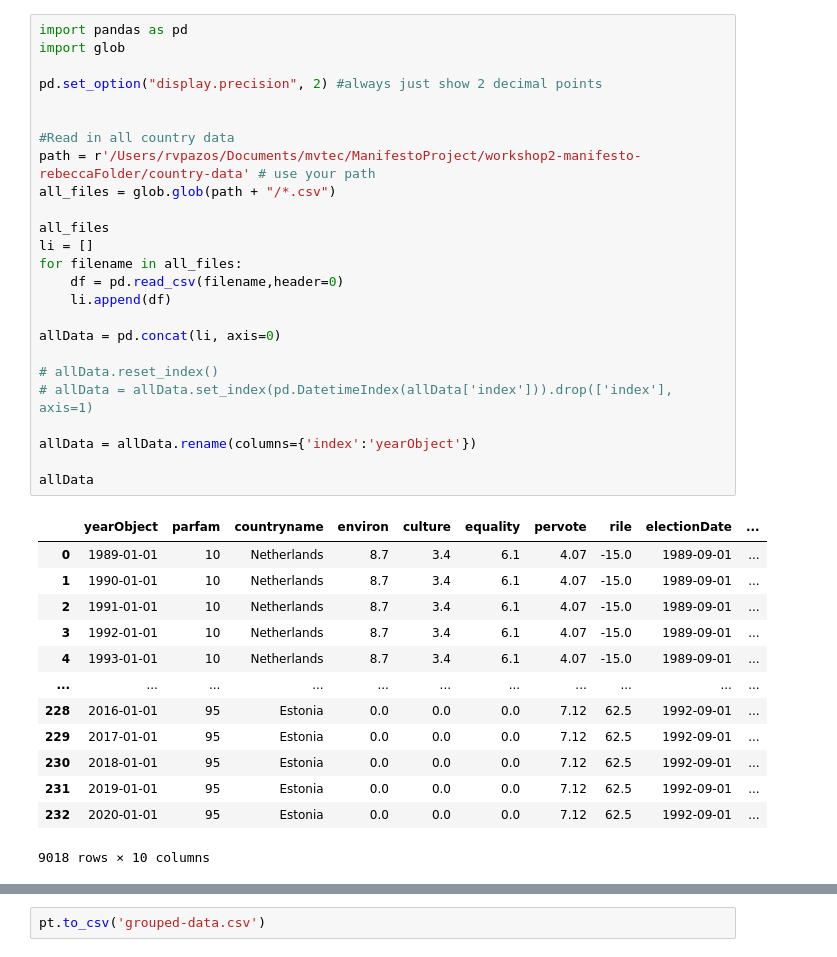
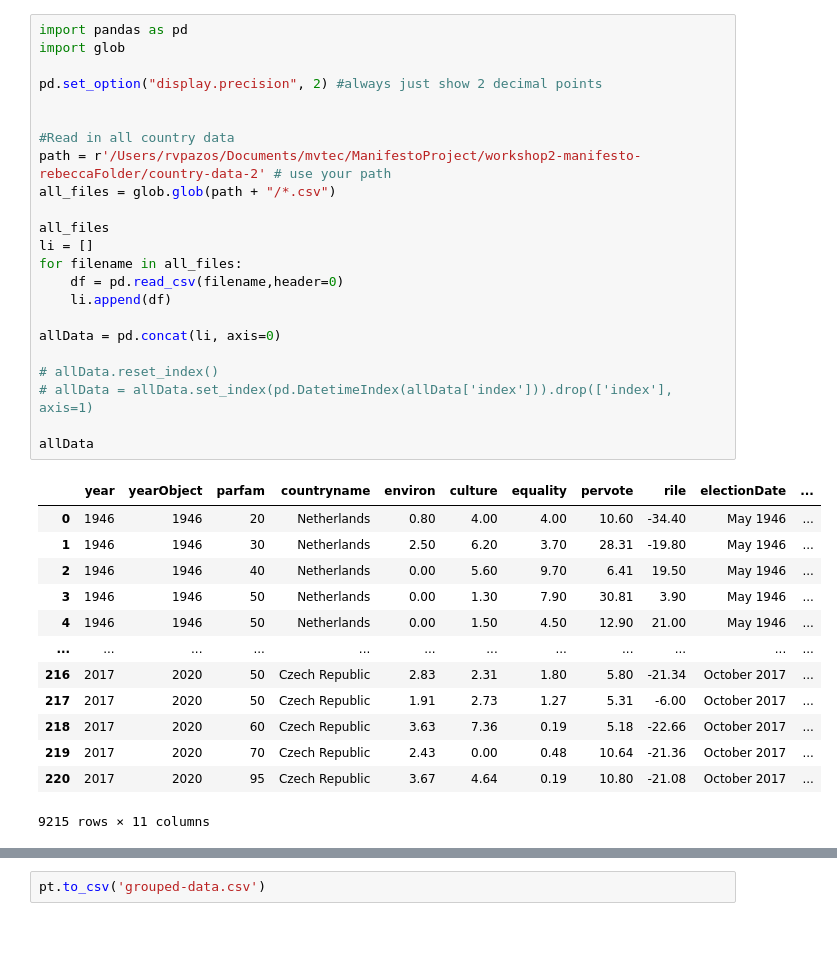
Before and after one commit to laurarago/ManifestoProject, a Jupyter notebook: workshop2-manifesto-rebeccaFolder/data-grouping.ipynb, the cells around one changed output, grey strips where cells are left out. Cells and saved outputs as stored; diff of their text form.

Commit message:
fixed data

```diff
--- a/workshop2-manifesto-rebeccaFolder/data-grouping.ipynb
+++ b/workshop2-manifesto-rebeccaFolder/data-grouping.ipynb
@@ -1,42 +1,40 @@
 # %%
 import pandas as pd
 import glob
 
 pd.set_option("display.precision", 2) #always just show 2 decimal points
 
 
 #Read in all country data
-path = r'/Users/rvpazos/Documents/mvtec/ManifestoProject/workshop2-manifesto-rebeccaFolder/country-data' # use your path
+path = r'/Users/rvpazos/Documents/mvtec/ManifestoProject/workshop2-manifesto-rebeccaFolder/country-data-2' # use your path
 all_files = glob.glob(path + "/*.csv")
 
 all_files
 li = []
 for filename in all_files:
     df = pd.read_csv(filename,header=0)
     li.append(df)
 
 allData = pd.concat(li, axis=0)
 
 # allData.reset_index()
 # allData = allData.set_index(pd.DatetimeIndex(allData['index'])).drop(['index'], axis=1)
 
-allData = allData.rename(columns={'index':'yearObject'})
-
 allData
 # %% [output]
-|  | yearObject | parfam | countryname | environ | culture | equality | pervote | rile | electionDate | ... |
-| 0 | 1989-01-01 | 10 | Netherlands | 8.7 | 3.4 | 6.1 | 4.07 | -15.0 | 1989-09-01 | ... |
-| 1 | 1990-01-01 | 10 | Netherlands | 8.7 | 3.4 | 6.1 | 4.07 | -15.0 | 1989-09-01 | ... |
-| 2 | 1991-01-01 | 10 | Netherlands | 8.7 | 3.4 | 6.1 | 4.07 | -15.0 | 1989-09-01 | ... |
-| 3 | 1992-01-01 | 10 | Netherlands | 8.7 | 3.4 | 6.1 | 4.07 | -15.0 | 1989-09-01 | ... |
-| 4 | 1993-01-01 | 10 | Netherlands | 8.7 | 3.4 | 6.1 | 4.07 | -15.0 | 1989-09-01 | ... |
-| ... | ... | ... | ... | ... | ... | ... | ... | ... | ... | ... |
-| 228 | 2016-01-01 | 95 | Estonia | 0.0 | 0.0 | 0.0 | 7.12 | 62.5 | 1992-09-01 | ... |
-| 229 | 2017-01-01 | 95 | Estonia | 0.0 | 0.0 | 0.0 | 7.12 | 62.5 | 1992-09-01 | ... |
-| 230 | 2018-01-01 | 95 | Estonia | 0.0 | 0.0 | 0.0 | 7.12 | 62.5 | 1992-09-01 | ... |
-| 231 | 2019-01-01 | 95 | Estonia | 0.0 | 0.0 | 0.0 | 7.12 | 62.5 | 1992-09-01 | ... |
-| 232 | 2020-01-01 | 95 | Estonia | 0.0 | 0.0 | 0.0 | 7.12 | 62.5 | 1992-09-01 | ... |
+|  | year | yearObject | parfam | countryname | environ | culture | equality | pervote | rile | electionDate | ... |
+| 0 | 1946 | 1946 | 20 | Netherlands | 0.80 | 4.00 | 4.00 | 10.60 | -34.40 | May 1946 | ... |
+| 1 | 1946 | 1946 | 30 | Netherlands | 2.50 | 6.20 | 3.70 | 28.31 | -19.80 | May 1946 | ... |
+| 2 | 1946 | 1946 | 40 | Netherlands | 0.00 | 5.60 | 9.70 | 6.41 | 19.50 | May 1946 | ... |
+| 3 | 1946 | 1946 | 50 | Netherlands | 0.00 | 1.30 | 7.90 | 30.81 | 3.90 | May 1946 | ... |
+| 4 | 1946 | 1946 | 50 | Netherlands | 0.00 | 1.50 | 4.50 | 12.90 | 21.00 | May 1946 | ... |
+| ... | ... | ... | ... | ... | ... | ... | ... | ... | ... | ... | ... |
+| 216 | 2017 | 2020 | 50 | Czech Republic | 2.83 | 2.31 | 1.80 | 5.80 | -21.34 | October 2017 | ... |
+| 217 | 2017 | 2020 | 50 | Czech Republic | 1.91 | 2.73 | 1.27 | 5.31 | -6.00 | October 2017 | ... |
+| 218 | 2017 | 2020 | 60 | Czech Republic | 3.63 | 7.36 | 0.19 | 5.18 | -22.66 | October 2017 | ... |
+| 219 | 2017 | 2020 | 70 | Czech Republic | 2.43 | 0.00 | 0.48 | 10.64 | -21.36 | October 2017 | ... |
+| 220 | 2017 | 2020 | 95 | Czech Republic | 3.67 | 4.64 | 0.19 | 10.80 | -21.08 | October 2017 | ... |
-9018 rows × 10 columns
+9215 rows × 11 columns
 # %%
 #Parfam renamed
 import numpy as np
```
Also changed, not shown: parts of 5 cells of this notebook, 31 other files.
